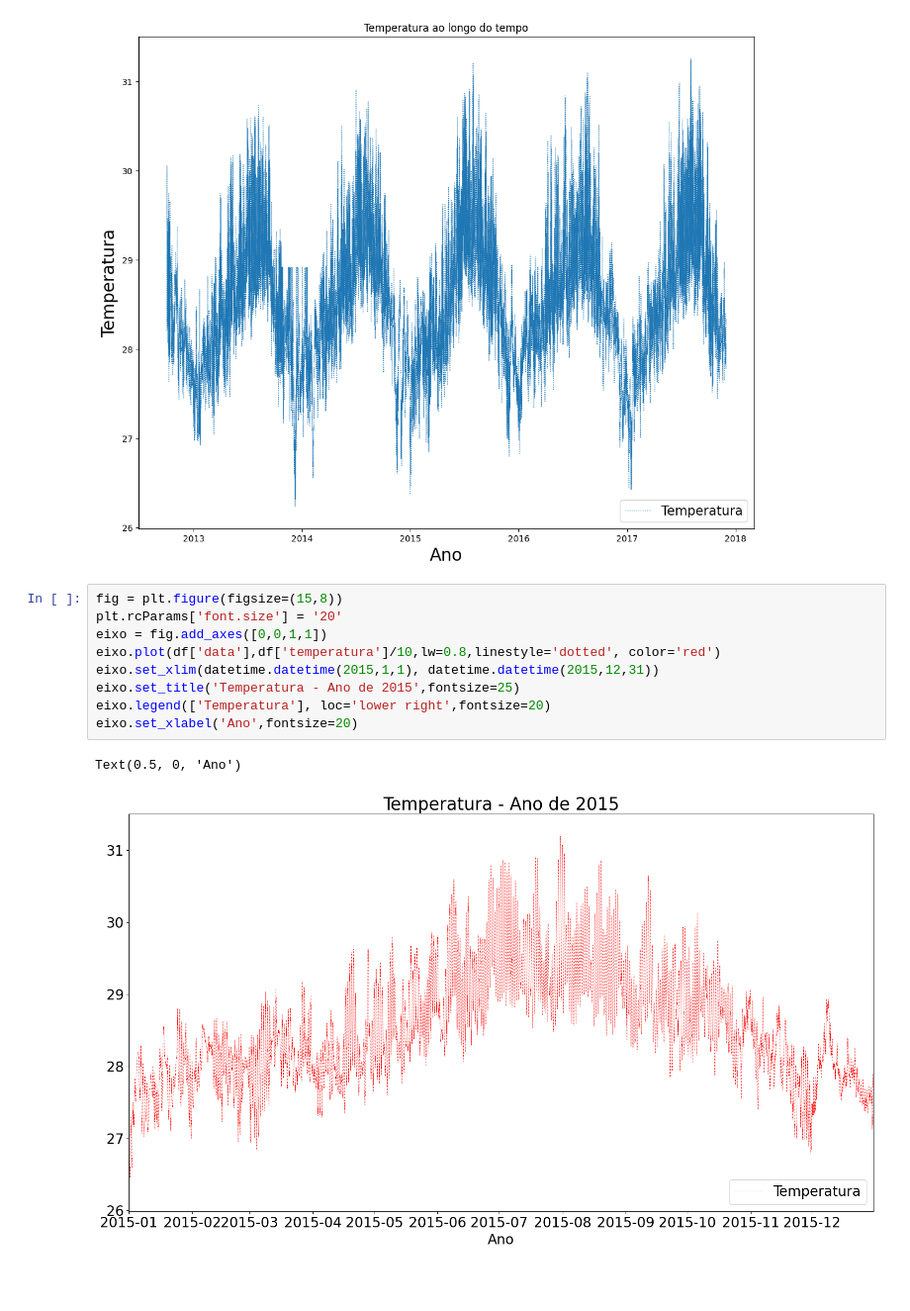
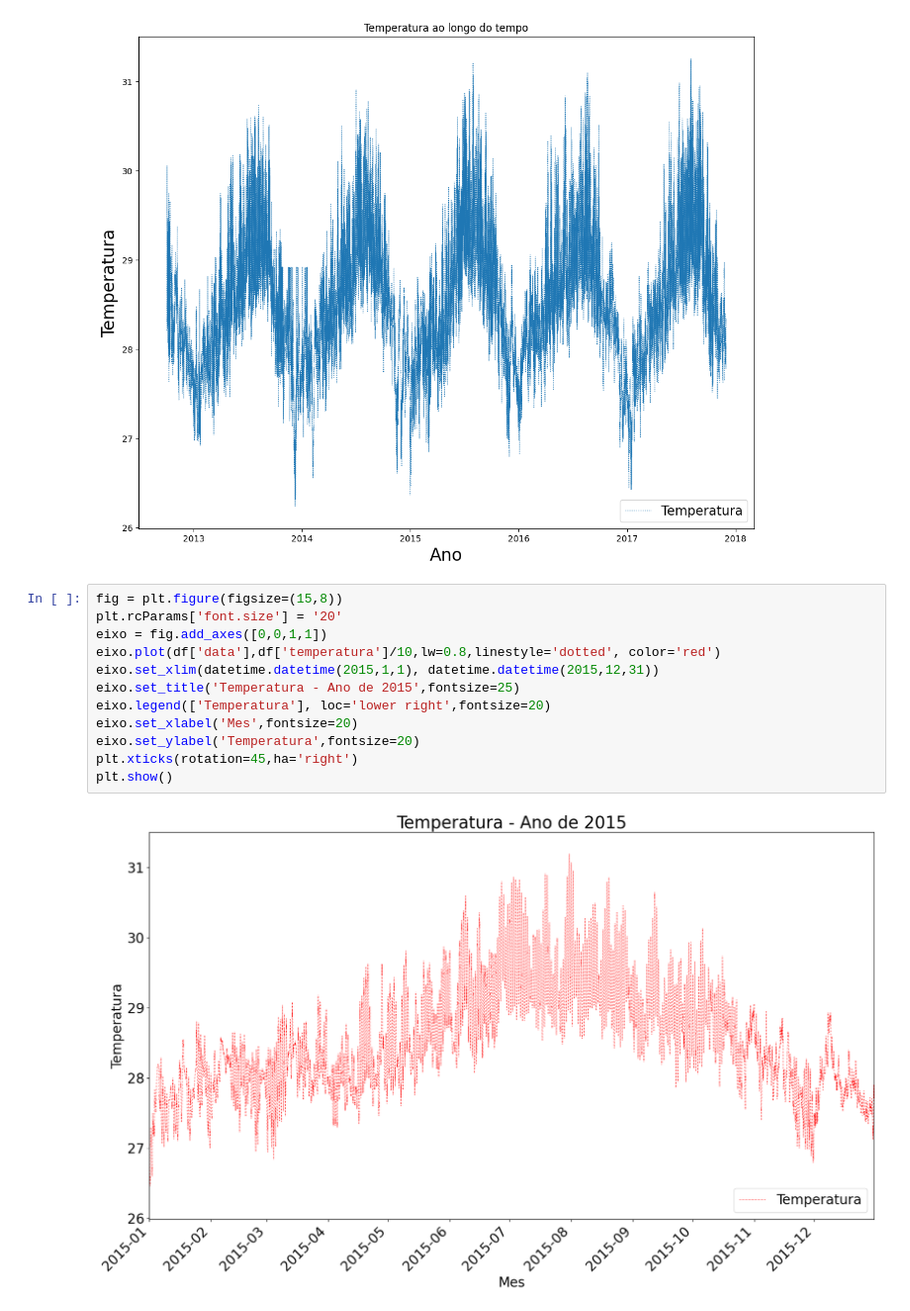
Before and after one commit to Willian-Walace/IABD-25-WILLIAN, a Jupyter notebook: AULA3/base_dado.ipynb, the cells around one changed output. Shown at 99% size. Saved outputs shown, nothing was run; the diff lists cells and outputs as text; blank space fills up the shorter version.

Commit message:
aula3
ajuste na visualização do grafico

```diff
--- a/AULA3/base_dado.ipynb
+++ b/AULA3/base_dado.ipynb
@@ -54,12 +54,14 @@ Text(0, 0.5, 'Temperatura')
 # %%
 fig = plt.figure(figsize=(15,8))
 plt.rcParams['font.size'] = '20'
 eixo = fig.add_axes([0,0,1,1])
 eixo.plot(df['data'],df['temperatura']/10,lw=0.8,linestyle='dotted', color='red')
 eixo.set_xlim(datetime.datetime(2015,1,1), datetime.datetime(2015,12,31))
 eixo.set_title('Temperatura - Ano de 2015',fontsize=25)
 eixo.legend(['Temperatura'], loc='lower right',fontsize=20)
-eixo.set_xlabel('Ano',fontsize=20)
+eixo.set_xlabel('Mes',fontsize=20)
+eixo.set_ylabel('Temperatura',fontsize=20)
+plt.xticks(rotation=45,ha='right')
+plt.show()
 # %% [output]
-Text(0.5, 0, 'Ano')
-[figure, old version]
+[figure, new version]
```
